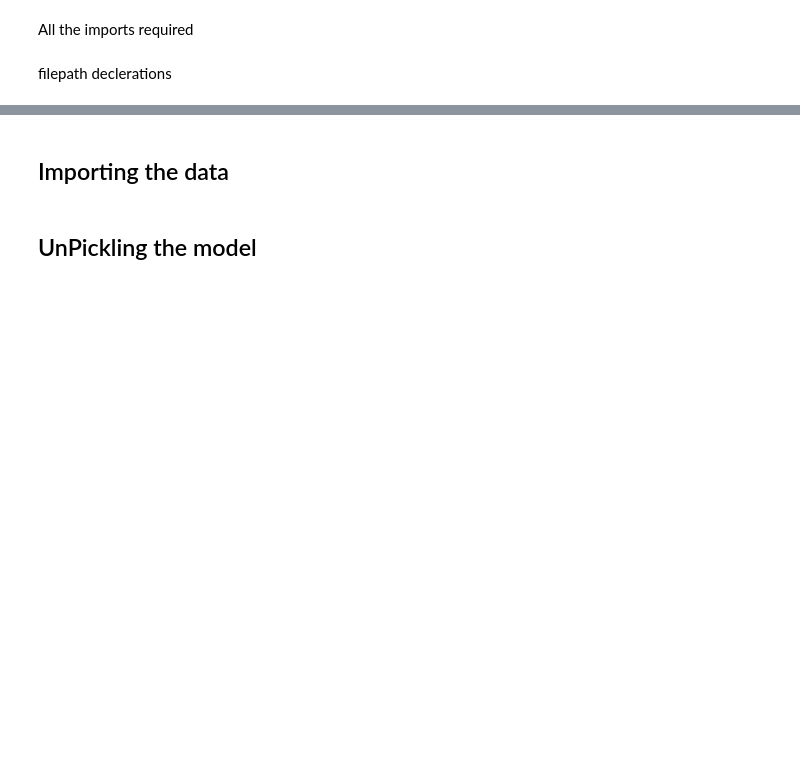
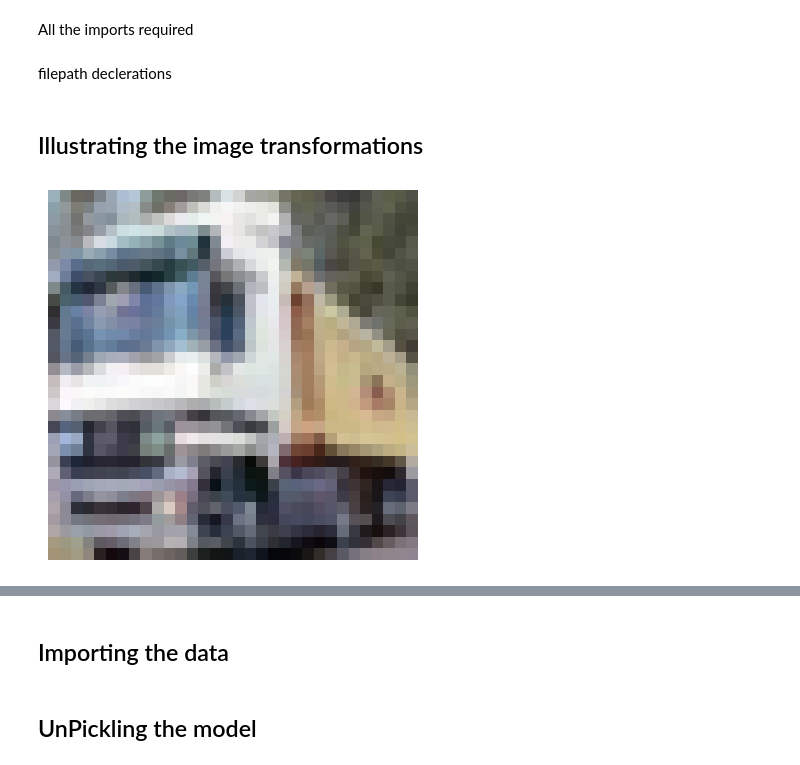
Before and after one commit to saicharan2603/ClassificationModel, a Jupyter notebook: Assignment_1/Results.ipynb, the cells around one changed output, grey strips where cells are left out. Drawn from its saved outputs; the diff is of its cells as text; code cells hidden in the pictures; blank space fills up the shorter version.

```diff
--- a/Assignment_1/Results.ipynb
+++ b/Assignment_1/Results.ipynb
@@ -26,3 +25,15 @@ logistic_aug_filepath = 'TrainedModels/logistic_model_aug'
 
 dtc_filepath = 'TrainedModels/dtc_model'
 dtc_aug_filepath = 'TrainedModels/dtc_model_aug'
+# %% [markdown]
+## Illustrating the image transformations
+# %%
+from Utils.Data_Utils import get_train_data
+from PreProcessor import ImagePreProcessor
+
+image = get_train_data(1)[b'data'][1] # 1 represents the train data set number
+
+plt.axis('off')
+ImagePreProcessor.show_image(image)
+# %% [output]
+[figure, added]
```
Also changed, not shown: parts of 23 cells of this notebook, 24 other files.
